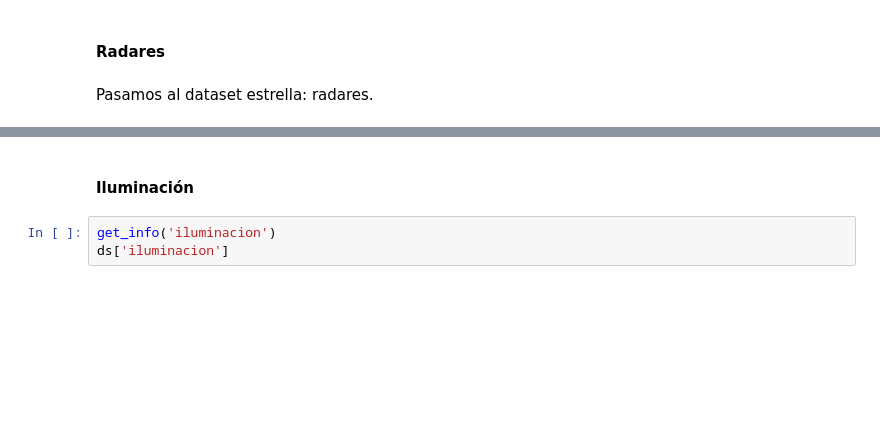
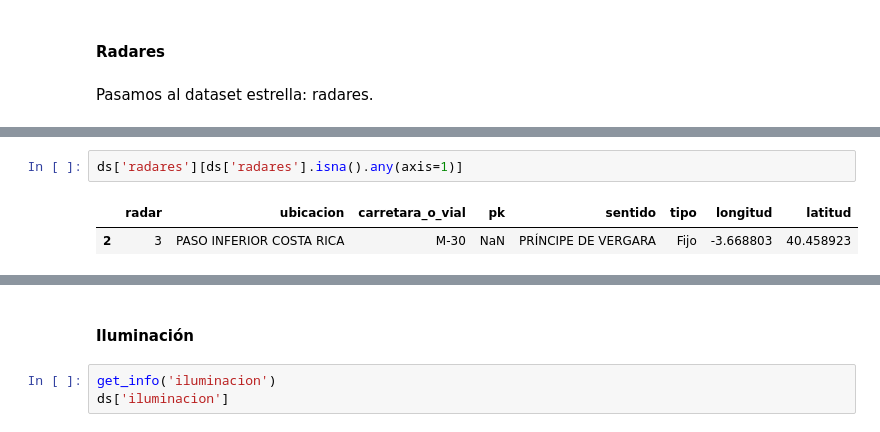
Before and after one commit to paula-gomezlucas/POD, a Jupyter notebook: POD1_Limpieza.ipynb, the cells around one changed output, grey strips where cells are left out. Drawn from its saved outputs; the diff is of its cells as text; blank space fills up the shorter version.

```diff
--- a/POD1_Limpieza.ipynb
+++ b/POD1_Limpieza.ipynb
@@ -1211 +1298,6 @@ memory usage: 2.2+ KB
 None
+# %%
+ds['radares'][ds['radares'].isna().any(axis=1)]
+# %% [output]
+|  | radar | ubicacion | carretara_o_vial | pk | sentido | tipo | longitud | latitud |
+| 2 | 3 | PASO INFERIOR COSTA RICA | M-30 | NaN | PRÍNCIPE DE VERGARA | Fijo | -3.668803 | 40.458923 |
```
Also changed, not shown: parts of 40 cells of this notebook, 9 other files.
